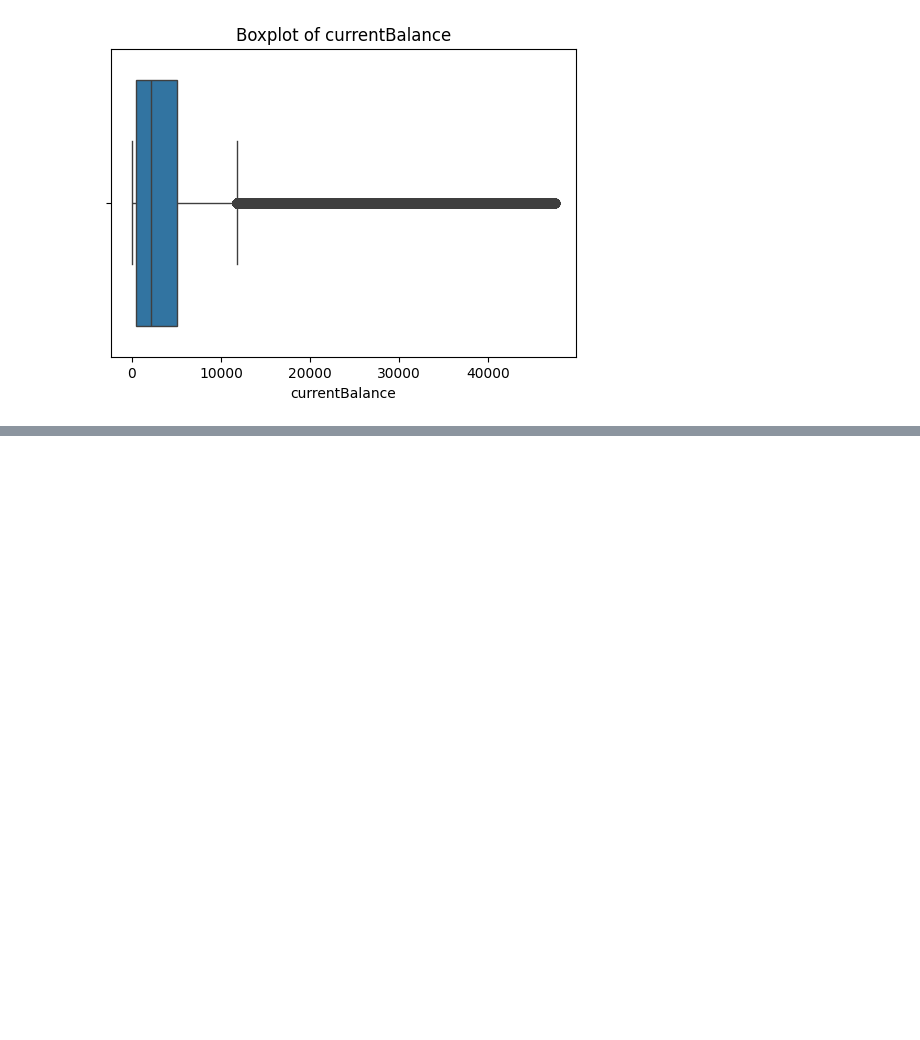
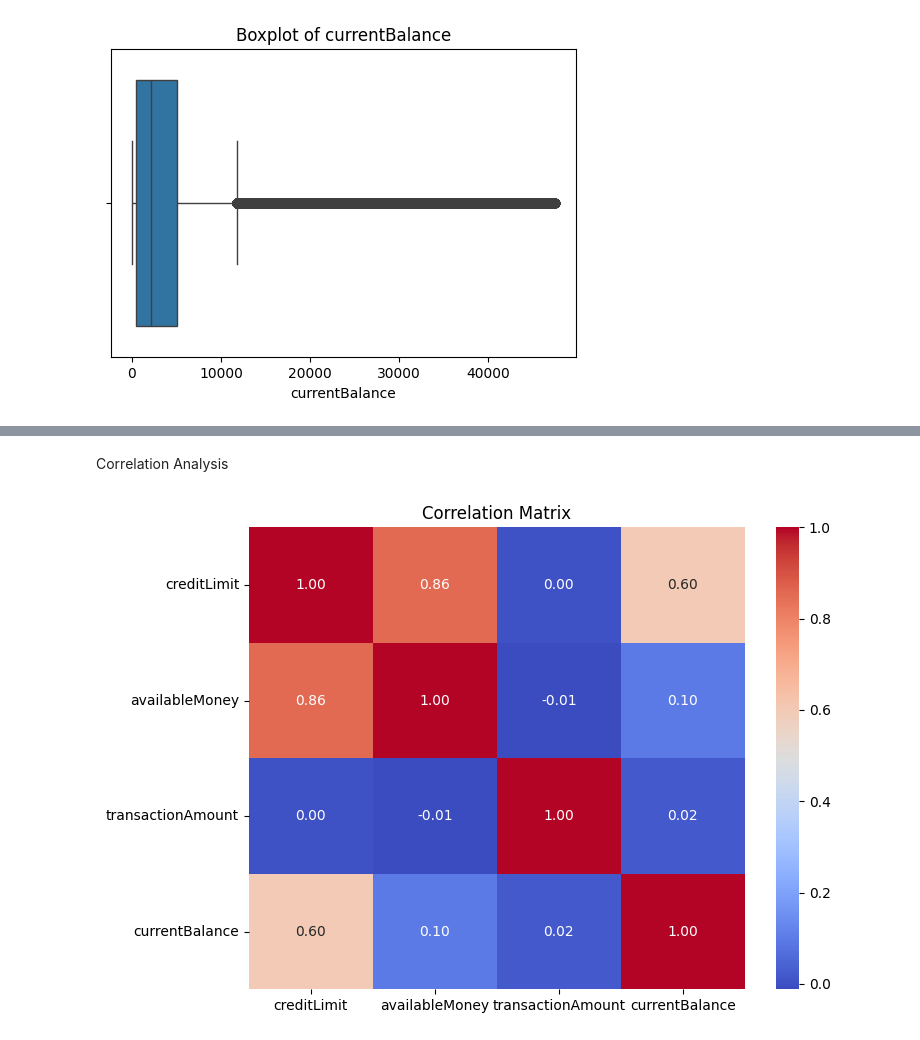
Before and after one commit to AsmitaOjha/Internship_ExtensoData_Work, a Jupyter notebook: Projects/Task_3_EDA/notebook/EDA.ipynb, the cells around one changed output, grey strips where cells are left out. Drawn from its saved outputs; the diff is of its cells as text; code cells hidden in the pictures; blank space fills up the shorter version.

Commit message:
summary statistics and correlation analysis done

```diff
--- a/Projects/Task_3_EDA/notebook/EDA.ipynb
+++ b/Projects/Task_3_EDA/notebook/EDA.ipynb
@@ -232,0 +261,13 @@ for col in cols:
+# %% [markdown]
+Correlation Analysis
+# %%
+num_cols = ['creditLimit', 'availableMoney', 'transactionAmount', 'currentBalance']
+correlation_matrix = df[num_cols].corr()
+
+#Heatmap
+plt.figure(figsize=(8,6))
+sns.heatmap(correlation_matrix, annot=True, cmap='coolwarm', fmt=".2f")
+plt.title("Correlation Matrix")
+plt.show()
+# %% [output]
+[figure, added]
```
Also changed, not shown: parts of 5 cells of this notebook.
